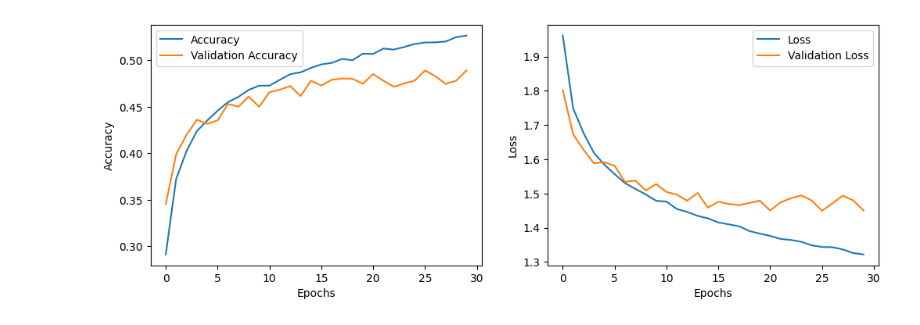
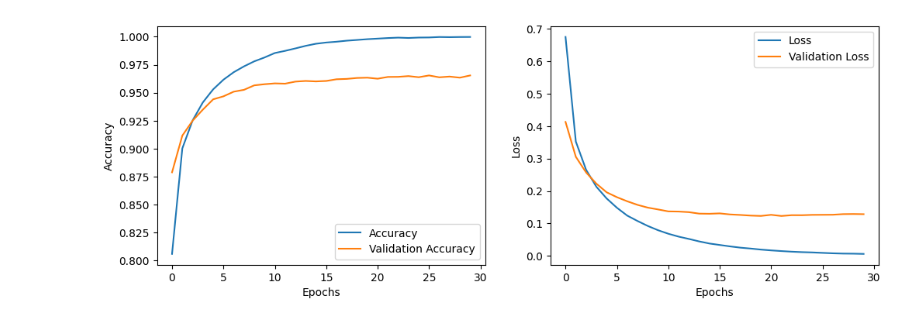
Before and after one commit to fercho-116/practicalwork, a Jupyter notebook: practicalwork1.ipynb, the cells around one changed output. Saved outputs shown, nothing was run; the diff lists cells and outputs as text; code cells hidden in the pictures.

```diff
--- a/practicalwork1.ipynb
+++ b/practicalwork1.ipynb
@@ -1,15 +1,30 @@
 # %% [markdown]
 <a href="https://colab.research.google.com/github/fercho-116/practicalwork/blob/main/practicalwork1.ipynb" target="_parent"><img src="https://colab.research.google.com/assets/colab-badge.svg" alt="Open In Colab"/></a>
 # %%
-# JULIAN REYES - SEBASTIAN LARROTTA - Fernando jaimes
 import tensorflow as tf
 from tensorflow import keras
 import numpy as np
 import matplotlib.pyplot as plt
+import tensorflow_datasets as tfds
 from sklearn.model_selection import train_test_split
 
-# Cargar dataset CIFAR-10
-(x_train, y_train), (x_test, y_test) = keras.datasets.cifar10.load_data()
+# Cargar dataset KMNIST
+dataset = tfds.load("kmnist", split=["train", "test"], as_supervised=True)
+train_dataset, test_dataset = dataset[0], dataset[1]
+
+# Convertir dataset a numpy arrays
+x_train, y_train = [], []
+x_test, y_test = [], []
+
+for image, label in train_dataset:
+    x_train.append(image.numpy())
+    y_train.append(label.numpy())
+for image, label in test_dataset:
+    x_test.append(image.numpy())
+    y_test.append(label.numpy())
+
+x_train, y_train = np.array(x_train), np.array(y_train)
+x_test, y_test = np.array(x_test), np.array(y_test)
 
 # Normalización de datos (entre 0 y 1)
 x_train, x_test = x_train / 255.0, x_test / 255.0
@@ -17,7 +32,7 @@ x_train, x_test = x_train / 255.0, x_test / 255.0
 # Dividir datos en Train, Validation y Test
 x_train, x_val, y_train, y_val = train_test_split(x_train, y_train, test_size=0.2, random_state=42)
 
-# Aplanar imágenes para MLP (de 32x32x3 a 3072)
+# Aplanar imágenes para MLP (de 28x28 a 784)
 x_train = x_train.reshape(x_train.shape[0], -1)
 x_val = x_val.reshape(x_val.shape[0], -1)
 x_test = x_test.reshape(x_test.shape[0], -1)
@@ -27,30 +42,27 @@ y_train = keras.utils.to_categorical(y_train, 10)
 y_val = keras.utils.to_categorical(y_val, 10)
 y_test = keras.utils.to_categorical(y_test, 10)
 
-# Hiperparámetros a probar manualmente
-batch_size = 64
-learning_rate = 0.001
-num_neurons_layer1 = 512
-num_neurons_layer2 = 256
-dropout_rate = 0.3
+# Hiperparámetros ajustados
+batch_size = 256
+learning_rate = 0.0003
+epochs = 30
 
 # Definir modelo MLP
 model = keras.Sequential([
-    keras.layers.Dense(num_neurons_layer1, activation='relu', input_shape=(3072,)),
-    keras.layers.Dense(num_neurons_layer2, activation='relu'),
-    keras.layers.Dropout(dropout_rate),
+    keras.layers.Dense(1024, activation='relu', input_shape=(784,)),
+    keras.layers.Dropout(0.1),
     keras.layers.Dense(10, activation='softmax')
 ])
 
 # Compilar modelo
 model.compile(
-    optimizer=keras.optimizers.Adam(learning_rate=learning_rate),
+    optimizer=keras.optimizers.AdamW(learning_rate=learning_rate),
     loss='categorical_crossentropy',
     metrics=['accuracy']
 )
 
 # Entrenar modelo
-history = model.fit(x_train, y_train, validation_data=(x_val, y_val), epochs=30, batch_size=batch_size)
+history = model.fit(x_train, y_train, validation_data=(x_val, y_val), epochs=epochs, batch_size=batch_size)
 
 # Evaluar en test
 test_loss, test_acc = model.evaluate(x_test, y_test)
@@ -95 +107 @@ Test Accuracy: 0.4984 | Test Loss: 1.4313
-[figure, old version]
+[figure, new version]
```
Also changed, not shown: parts of 1 cell of this notebook.
